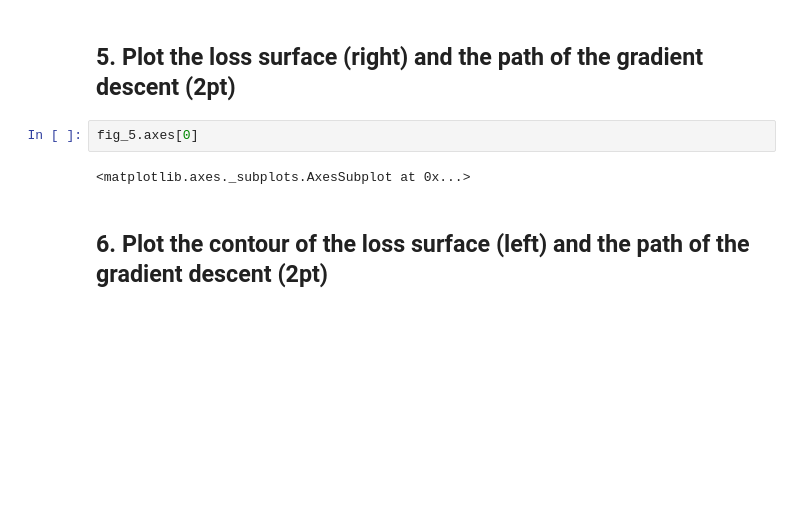
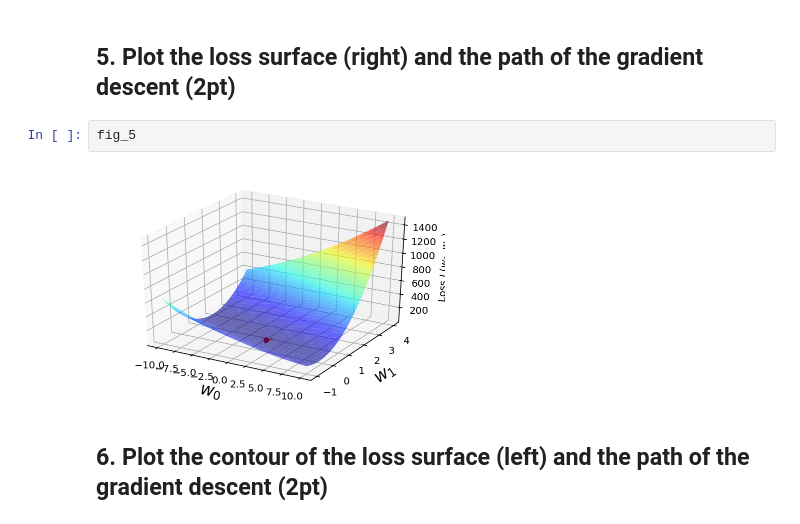
Before and after one commit to yesoly/MachineLearningProject, a Jupyter notebook: Assignment_02_b.ipynb, the cells around one changed output. Drawn from its saved outputs; the diff is of its cells as text; blank space fills up the shorter version.

```diff
--- a/Assignment_02_b.ipynb
+++ b/Assignment_02_b.ipynb
@@ -432,8 +437,8 @@ fig_4
 # %% [markdown]
 ## 5. Plot the loss surface (right) and the path of the gradient descent (2pt)
 # %%
-fig_5.axes[0]
+fig_5
 # %% [output]
-<matplotlib.axes._subplots.AxesSubplot at 0x...>
+[figure, added]
 # %% [markdown]
 ## 6. Plot the contour of the loss surface (left) and the path of the gradient descent (2pt)
```
Also changed, not shown: parts of 4 cells of this notebook.
